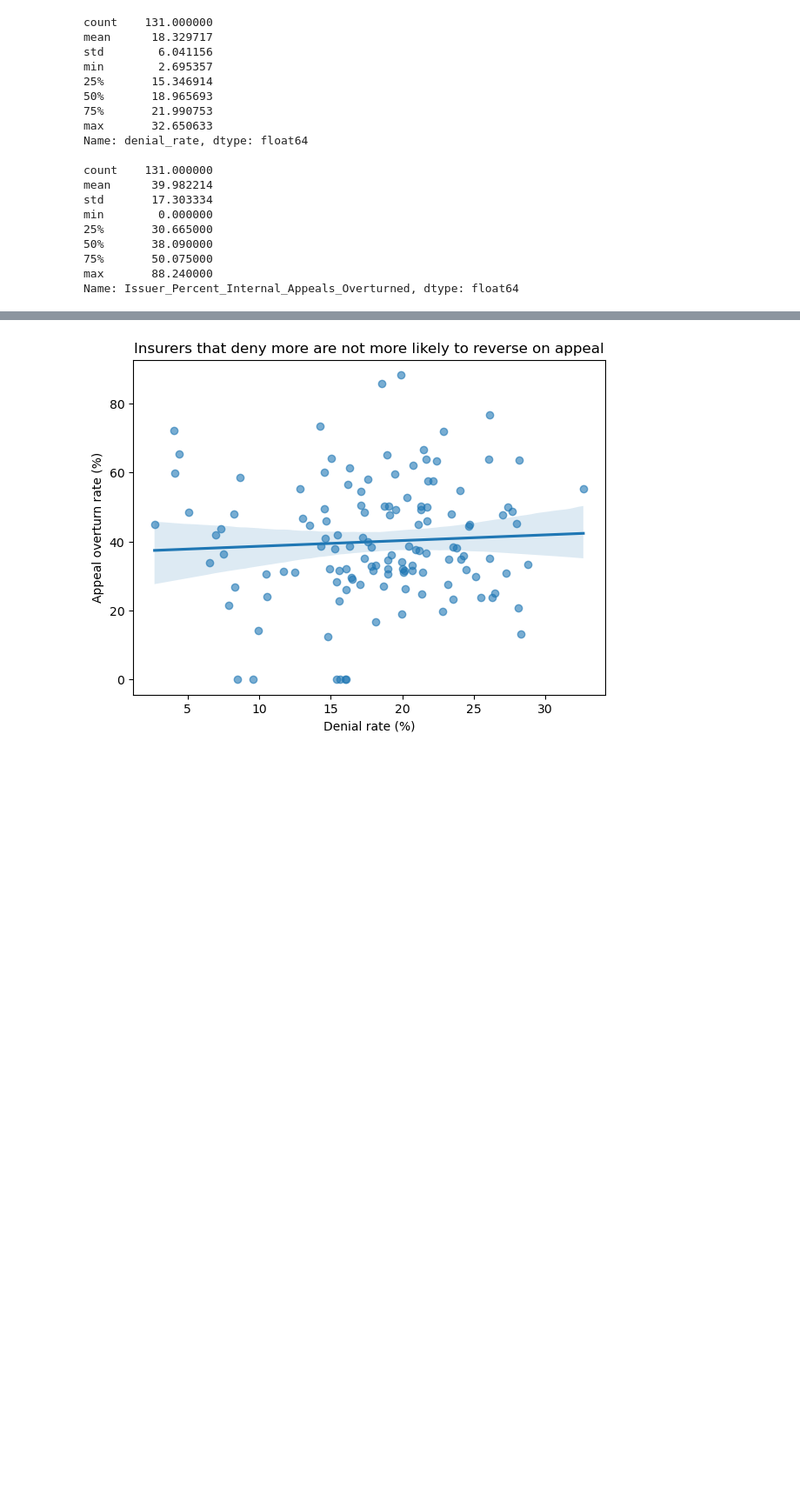
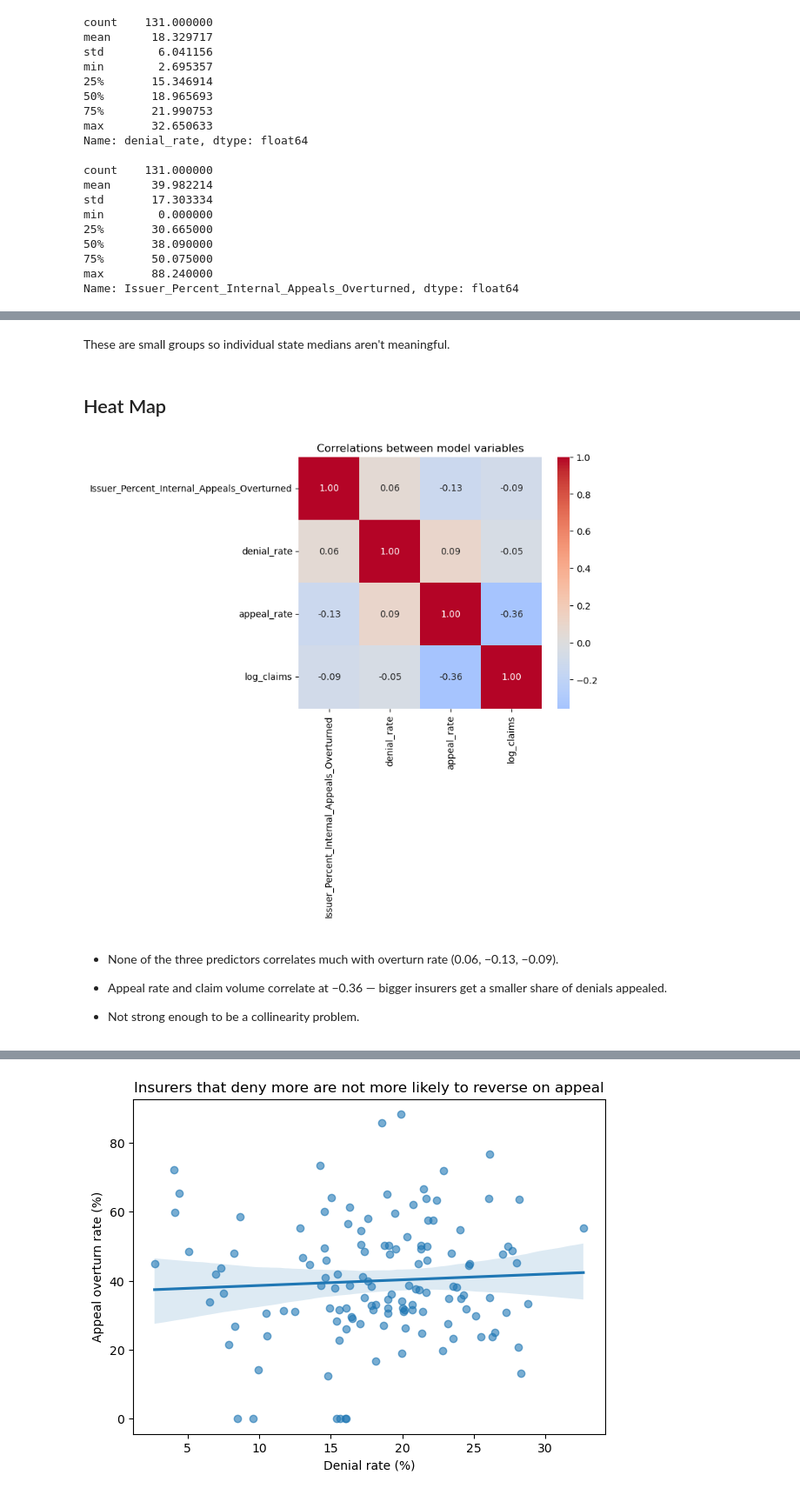
Before and after one commit to wanjirurandolph/Marketplace-Denials-Analysis, a Jupyter notebook: analysis.ipynb, the cells around one changed output, grey strips where cells are left out. Shown at 87% size. Cells and saved outputs as stored; diff of their text form; code cells hidden in the pictures; blank space fills up the shorter version.

```diff
--- a/analysis.ipynb
+++ b/analysis.ipynb
@@ -368,0 +439,27 @@ os.makedirs("figures", exist_ok=True)
+# %% [markdown]
+These are small groups so individual state medians aren't
+meaningful.
+# %% [markdown]
+## Heat Map
+# %%
+model_vars = analysis[[
+    "Issuer_Percent_Internal_Appeals_Overturned",
+    "denial_rate",
+    "appeal_rate",
+    "log_claims"
+]]
+
+plt.figure(figsize=(6, 5))
+sns.heatmap(model_vars.corr(), annot=True, fmt=".2f", cmap="coolwarm", center=0)
+plt.title("Correlations between model variables")
+
+plt.savefig("figures/correlations.png", dpi=150, bbox_inches="tight")
+plt.show();
+# %% [output]
+[figure, added]
+# %% [markdown]
+* None of the three predictors correlates much with overturn rate (0.06, −0.13, −0.09).
+
+* Appeal rate and claim volume correlate at −0.36 — bigger insurers get a smaller share of denials appealed.
+
+* Not strong enough to be a collinearity problem.
```
Also changed, not shown: parts of 33 cells of this notebook, 5 other files.
